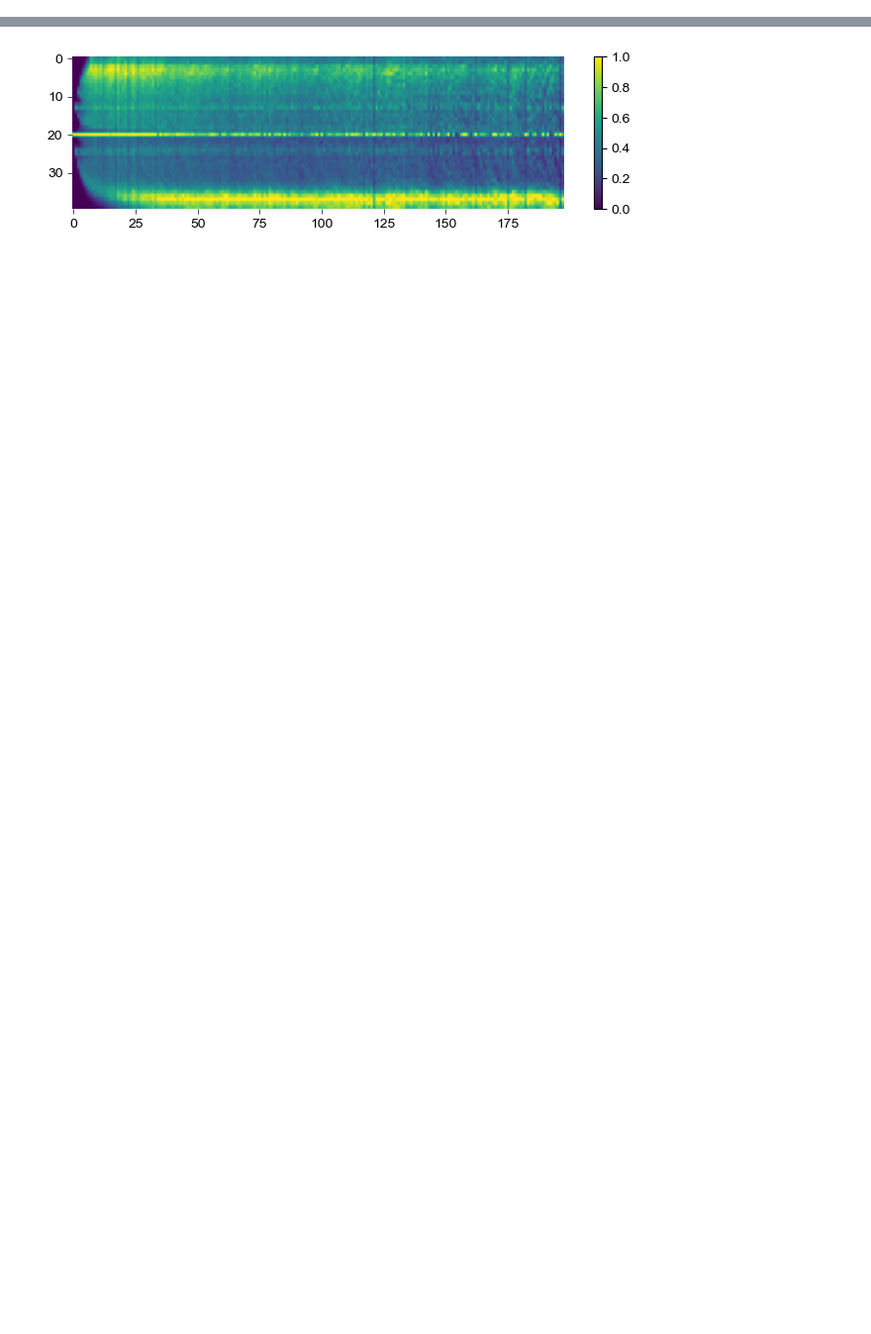
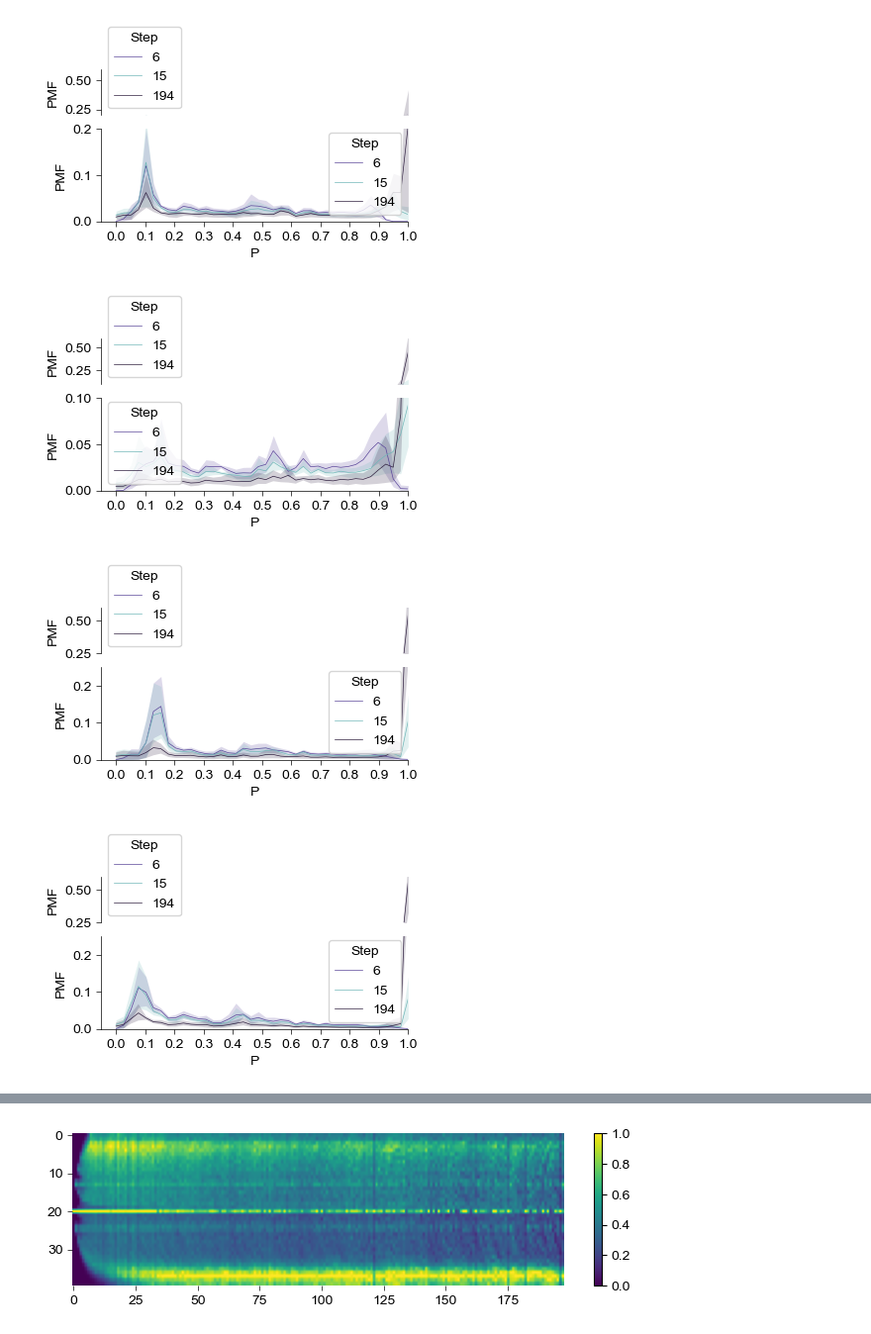
Before and after one commit to YAO-Shuyang/PlotFigures, a Jupyter notebook: Field Analysis/Fig0344 - Convergent Dynamics.ipynb, the cells around one changed output, grey strips where cells are left out. Shown at 99% size. Saved outputs shown, nothing was run; the diff lists cells and outputs as text; code cells hidden in the pictures; blank space fills up the shorter version.

```diff
--- a/Field Analysis/Fig0344 - Convergent Dynamics.ipynb
+++ b/Field Analysis/Fig0344 - Convergent Dynamics.ipynb
@@ -110,0 +208,78 @@ plt.show()
+# %%
+ymaxs = [0.2, 0.1, 0.25, 0.25]
+for j, mouse in enumerate([10209, 10212, 10224, 10227]):
+    idx = np.where((np.isin(Data['Step'], [6, 15, 194]))&
+                        (Data['MiceID'] == mouse))[0]
+    SubData = SubDict(Data, Data.keys(), idx)
+    fig, axes = plt.subplots(figsize = (4, 2), ncols=1, nrows=2, gridspec_kw={'height_ratios': [1, 2]})
+    ax = Clear_Axes(axes[1], ifxticks=True, ifyticks=True, close_spines=['top', 'right'])
+    ax2 = Clear_Axes(axes[0], ifyticks=True, close_spines=['top', 'right', 'bottom'])
+    sns.lineplot(
+            x="P",
+            y="PMF",
+            hue="Step",
+            data=SubData,
+            ax=ax,
+            linewidth=0.5,
+            palette=['#594599', '#70B7B8', '#2C1D3D'],
+            err_kws={"linewidth": 0},
+    )
+    sns.lineplot(
+            x="P",
+            y="PMF",
+            hue="Step",
+            data=SubData,
+            ax=ax2,
+            linewidth=0.5,
+            palette=['#594599', '#70B7B8', '#2C1D3D'],
+            err_kws={"linewidth": 0},
+    )
+    ax.set_xlim(-0.05, 1)
+    ax2.set_xlim(-0.05, 1)
+    ax.set_xticks(np.linspace(0, 1, 11))
+    ax.set_ylim(0, ymaxs[j])
+    ax2.set_ylim(ymaxs[j], 0.6)
+    plt.savefig(join(loc, f'P distribution evolution - {mouse}.png') , dpi = 600)
+    plt.savefig(join(loc, f'P distribution evolution - {mouse}.svg') , dpi = 600)
+    plt.show()
+
+idx = np.where((np.isin(Data['Step'], [6, 15, 194])))[0]
+SubData = SubDict(Data, Data.keys(), idx)
+fig, axes = plt.subplots(figsize = (4, 2), ncols=1, nrows=2, gridspec_kw={'height_ratios': [1, 2]})
+ax = Clear_Axes(axes[1], ifxticks=True, ifyticks=True, close_spines=['top', 'right'])
+ax2 = Clear_Axes(axes[0], ifyticks=True, close_spines=['top', 'right', 'bottom'])
+sns.lineplot(
+            x="P",
+            y="PMF",
+            hue="Step",
+            data=SubData,
+            ax=ax,
+            linewidth=0.5,
+            palette=['#594599', '#70B7B8', '#2C1D3D'],
+            err_kws={"linewidth": 0},
+)
+sns.lineplot(
+            x="P",
+            y="PMF",
+            hue="Step",
+            data=SubData,
+            ax=ax2,
+            linewidth=0.5,
+            palette=['#594599', '#70B7B8', '#2C1D3D'],
+            err_kws={"linewidth": 0},
+)
+ax.set_xlim(-0.05, 1)
+ax2.set_xlim(-0.05, 1)
+ax.set_xticks(np.linspace(0, 1, 11))
+ax.set_ylim(0, 0.12)
+ax.set_yticks(np.linspace(0, 0.12, 7))
+ax2.set_ylim(0.12, 0.6)
+ax2.set_yticks(np.linspace(0.12, 0.6, 5))
+plt.savefig(join(loc, f'P distribution evolution.png') , dpi = 600)
+plt.savefig(join(loc, f'P distribution evolution.svg') , dpi = 600)
+plt.show()
+# %% [output]
+[figure, added]
+[figure, added]
+[figure, added]
+[figure, added]
```
Also changed, not shown: parts of 11 cells of this notebook, 13 other files.
